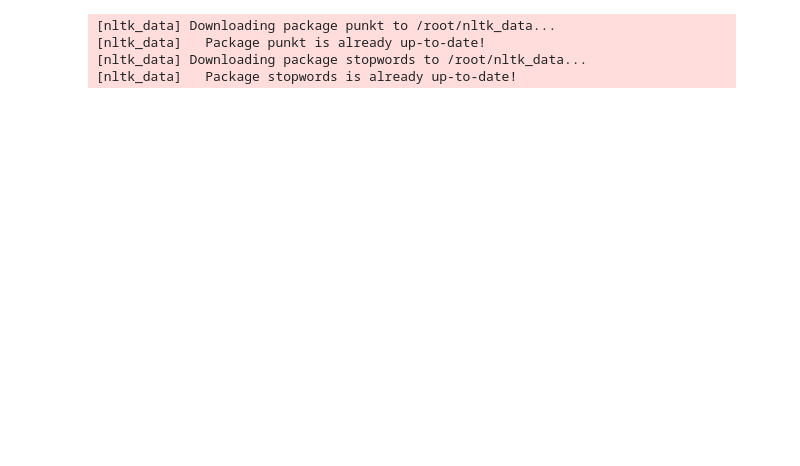
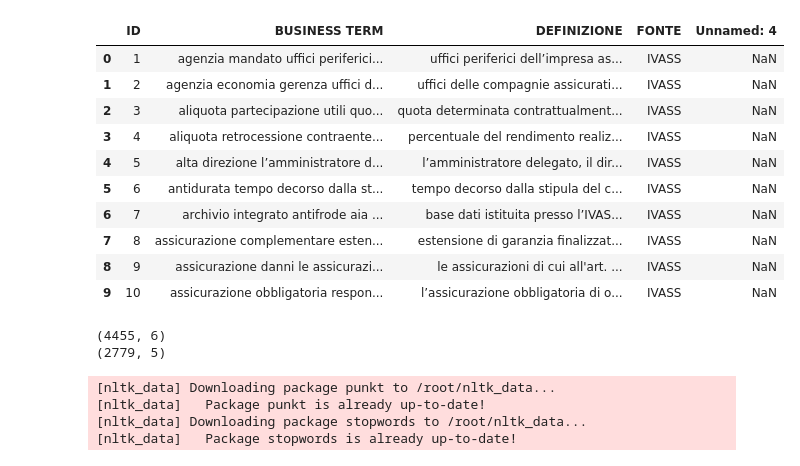
Before and after one commit to RiccardoRubini93/ML-AI-cookbook, a Jupyter notebook: similarity_v1.ipynb, the cells around one changed output. Drawn from its saved outputs; the diff is of its cells as text; code cells hidden in the pictures; blank space fills up the shorter version.

```diff
--- a/similarity_v1.ipynb
+++ b/similarity_v1.ipynb
@@ -14,8 +32,32 @@ from sklearn.feature_extraction.text import TfidfVectorizer
 from sklearn.metrics.pairwise import cosine_similarity
 from google.colab import files
 # %%
-business_glossary_df = pd.read_csv('BUSINESS_GLOSSARY.csv',sep=';')
+business_glossary_df_ori = pd.read_csv('BUSINESS_GLOSSARY.csv',sep=';')
 interfacce_df = pd.read_csv('Interfacce_normalized.csv',sep=';')
+# %%
+business_glossary_df = business_glossary_df_ori
+# %%
+business_glossary_df['BUSINESS TERM'] = business_glossary_df['BUSINESS TERM'] + ' ' + business_glossary_df['DEFINIZIONE']
+# %%
+business_glossary_df.head(10)
+# %% [output]
+|  | ID | BUSINESS TERM | DEFINIZIONE | FONTE | Unnamed: 4 |
+| 0 | 1 | agenzia mandato uffici periferici... | uffici periferici dell’impresa as... | IVASS | NaN |
+| 1 | 2 | agenzia economia gerenza uffici d... | uffici delle compagnie assicurati... | IVASS | NaN |
+| 2 | 3 | aliquota partecipazione utili quo... | quota determinata contrattualment... | IVASS | NaN |
+| 3 | 4 | aliquota retrocessione contraente... | percentuale del rendimento realiz... | IVASS | NaN |
+| 4 | 5 | alta direzione l’amministratore d... | l’amministratore delegato, il dir... | IVASS | NaN |
+| 5 | 6 | antidurata tempo decorso dalla st... | tempo decorso dalla stipula del c... | IVASS | NaN |
+| 6 | 7 | archivio integrato antifrode aia ... | base dati istituita presso l’IVAS... | IVASS | NaN |
+| 7 | 8 | assicurazione complementare esten... | estensione di garanzia finalizzat... | IVASS | NaN |
+| 8 | 9 | assicurazione danni le assicurazi... | le assicurazioni di cui all'art. ... | IVASS | NaN |
+| 9 | 10 | assicurazione obbligatoria respon... | l’assicurazione obbligatoria di o... | IVASS | NaN |
+# %%
+print(interfacce_df.shape)
+print(business_glossary_df.shape)
+# %% [output]
+(4455, 6)
+(2779, 5)
 # %%
 nltk.download('punkt')
 nltk.download('stopwords')
```
Also changed, not shown: parts of 6 cells of this notebook.
